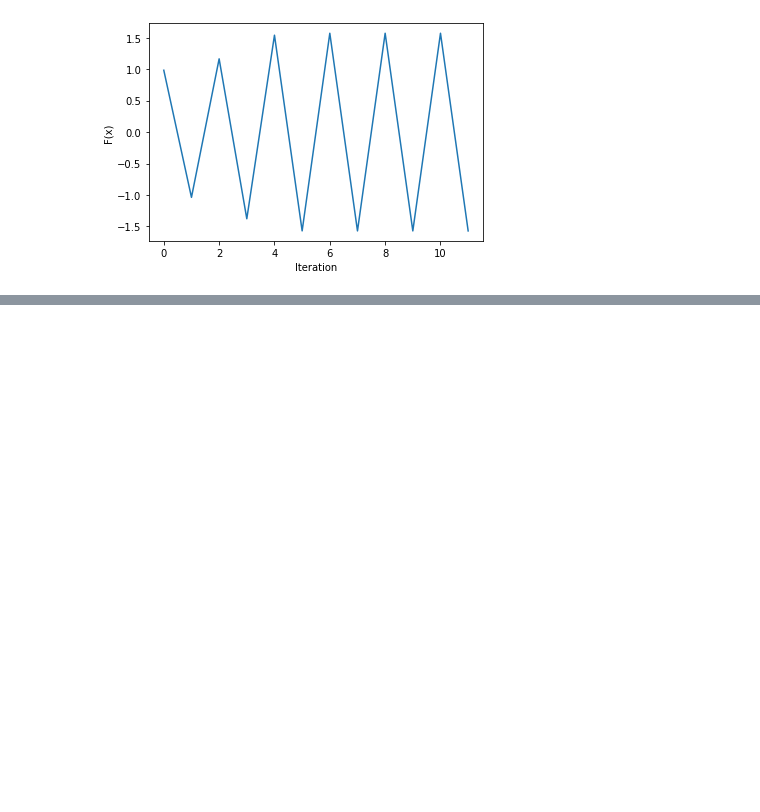
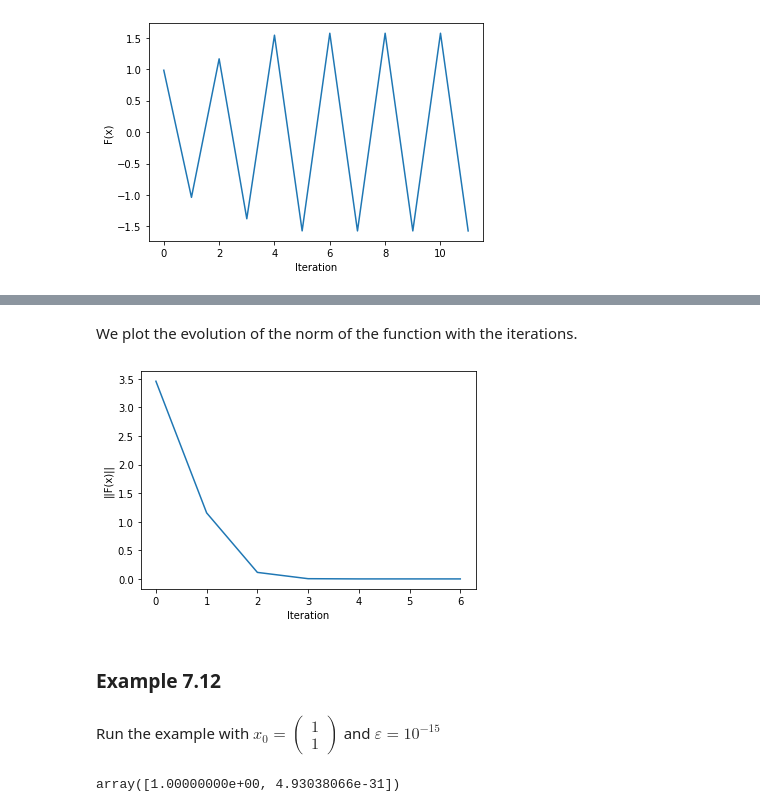
Before and after one commit to michelbierlaire/optimization-book, a Jupyter notebook: notebooks/equations.ipynb, the cells around one changed output, grey strips where cells are left out. Saved outputs shown, nothing was run; the diff lists cells and outputs as text; code cells hidden in the pictures; blank space fills up the shorter version.

```diff
--- a/notebooks/equations.ipynb
+++ b/notebooks/equations.ipynb
@@ -178,0 +191,15 @@ plt.show()
+# %%
+def ex0711(x):
+    f1 = (x[0] + 1) * (x[0] + 1) + x[1] * x[1] - 2
+    f2 = np.exp(x[0]) + x[1] * x[1] * x[1] - 2
+    f = np.array([f1,f2])
+    J11 = 2 * (x[0] + 1)
+    J12 = 2 * x[1]
+    J21 = np.exp(x[0])
+    J22 = 3 * x[1] * x[1]
+    J = np.array([[ J11, J12 ], [J21, J22 ]])
+    return f, J
+# %%
+x0 = np.array([1, 1])
+eps = 1.0e-15
+x, iters, message = eq.newtonSeveralVariables(ex0711, x0, eps)
@@ -178,0 +216,5 @@ plt.show()
+# %%
+print("k\txk\t\tF(xk)\t\t||F(xk)||")
+for k in iters:
+    print(f"{k[0]}\t{k[1][0]:+E}\t{k[2][0]:+E}\t{np.linalg.norm(k[2]):+E}")
+    print(f"  \t{k[1][1]:+E}\t{k[2][1]:+E}")
@@ -178,0 +237,12 @@ plt.show()
+# %% [markdown]
+We plot the evolution of the norm of the function with the iterations.
+# %%
+norm = [np.linalg.norm(k[2]) for k in iters]
+plt.xlabel("Iteration")
+plt.ylabel("||F(x)||")
+plt.plot(norm)
+plt.show()
+# %% [output]
+[figure, added]
+# %% [markdown]
+### Example 7.12
@@ -178,0 +255,2 @@ plt.show()
+# %% [markdown]
+Run the example with $x_0= \left(\begin{array}{c} 1 \\ 1 \end{array}\right)$ and $\varepsilon = 10^{-15}$
@@ -178,0 +261,4 @@ plt.show()
+# %%
+xfirst
+# %% [output]
+array([1.00000000e+00, 4.93038066e-31])
```
Also changed, not shown: parts of 28 cells of this notebook.
